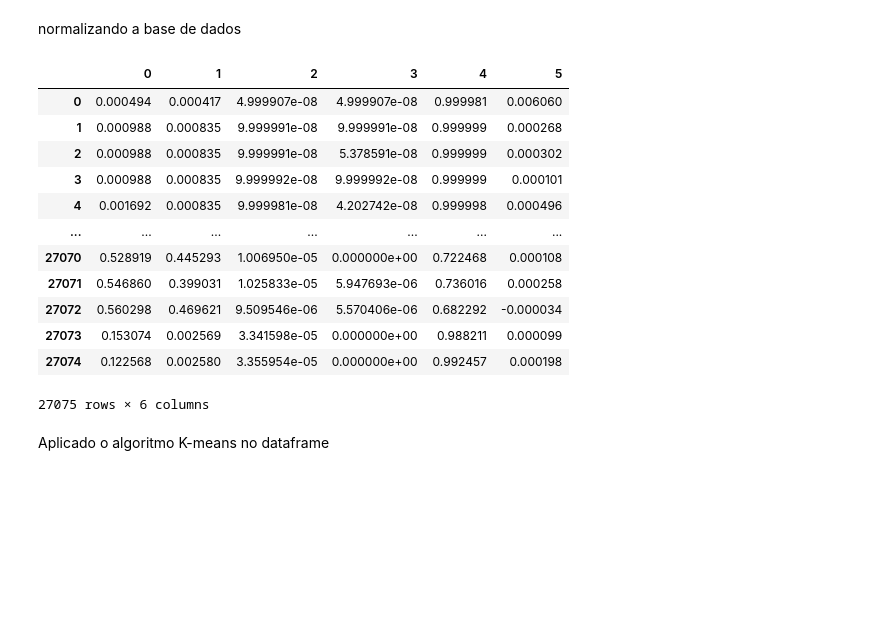
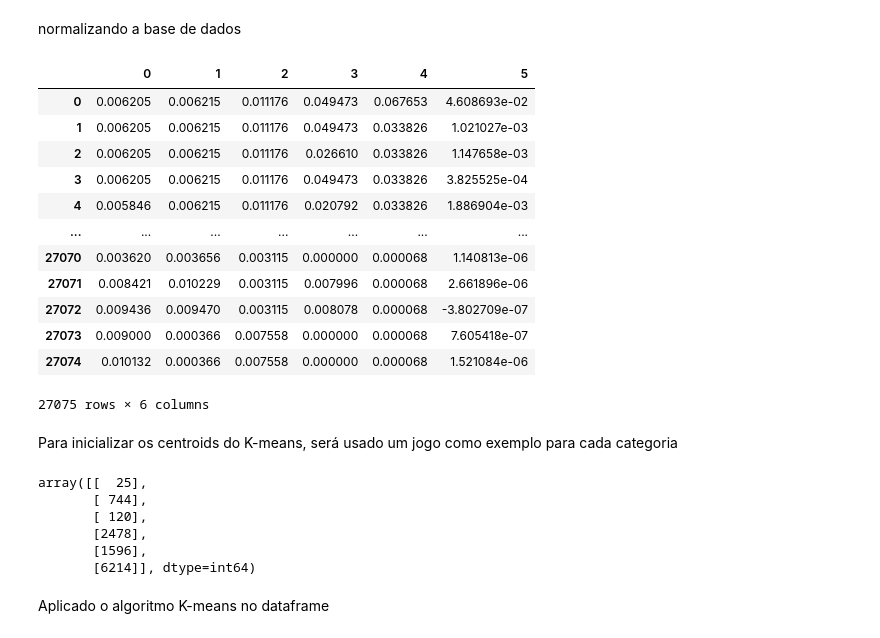
Before and after one commit to Gustavo-V-M/Recomendacao-Steam, a Jupyter notebook: analise_base_steam.ipynb, the cells around one changed output. Cells and saved outputs as stored; diff of their text form; code cells hidden in the pictures; blank space fills up the shorter version.

Commit message:
modelo modificado para usar alguns jogos como exemplos para as categorias do k-means

```diff
--- a/analise_base_steam.ipynb
+++ b/analise_base_steam.ipynb
@@ -90,26 +90,51 @@ data_df
 # %% [markdown]
 normalizando a base de dados
 # %%
-from sklearn.preprocessing import Normalizer
+from sklearn.preprocessing import normalize
 import numpy as np
 
-normalizer = Normalizer()
-data_df = normalizer.fit_transform(data_df)
-pd.DataFrame(data_df)
+data_df = normalize(data_df, axis=0)
+data_df = pd.DataFrame(data_df)
+data_df
 # %% [output]
 |  | 0 | 1 | 2 | 3 | 4 | 5 |
-| 0 | 0.000494 | 0.000417 | 4.999907e-08 | 4.999907e-08 | 0.999981 | 0.006060 |
-| 1 | 0.000988 | 0.000835 | 9.999991e-08 | 9.999991e-08 | 0.999999 | 0.000268 |
-| 2 | 0.000988 | 0.000835 | 9.999991e-08 | 5.378591e-08 | 0.999999 | 0.000302 |
-| 3 | 0.000988 | 0.000835 | 9.999992e-08 | 9.999992e-08 | 0.999999 | 0.000101 |
-| 4 | 0.001692 | 0.000835 | 9.999981e-08 | 4.202742e-08 | 0.999998 | 0.000496 |
+| 0 | 0.006205 | 0.006215 | 0.011176 | 0.049473 | 0.067653 | 4.608693e-02 |
+| 1 | 0.006205 | 0.006215 | 0.011176 | 0.049473 | 0.033826 | 1.021027e-03 |
+| 2 | 0.006205 | 0.006215 | 0.011176 | 0.026610 | 0.033826 | 1.147658e-03 |
+| 3 | 0.006205 | 0.006215 | 0.011176 | 0.049473 | 0.033826 | 3.825525e-04 |
+| 4 | 0.005846 | 0.006215 | 0.011176 | 0.020792 | 0.033826 | 1.886904e-03 |
 | ... | ... | ... | ... | ... | ... | ... |
-| 27070 | 0.528919 | 0.445293 | 1.006950e-05 | 0.000000e+00 | 0.722468 | 0.000108 |
-| 27071 | 0.546860 | 0.399031 | 1.025833e-05 | 5.947693e-06 | 0.736016 | 0.000258 |
-| 27072 | 0.560298 | 0.469621 | 9.509546e-06 | 5.570406e-06 | 0.682292 | -0.000034 |
-| 27073 | 0.153074 | 0.002569 | 3.341598e-05 | 0.000000e+00 | 0.988211 | 0.000099 |
-| 27074 | 0.122568 | 0.002580 | 3.355954e-05 | 0.000000e+00 | 0.992457 | 0.000198 |
+| 27070 | 0.003620 | 0.003656 | 0.003115 | 0.000000 | 0.000068 | 1.140813e-06 |
+| 27071 | 0.008421 | 0.010229 | 0.003115 | 0.007996 | 0.000068 | 2.661896e-06 |
+| 27072 | 0.009436 | 0.009470 | 0.003115 | 0.008078 | 0.000068 | -3.802709e-07 |
+| 27073 | 0.009000 | 0.000366 | 0.007558 | 0.000000 | 0.000068 | 7.605418e-07 |
+| 27074 | 0.010132 | 0.000366 | 0.007558 | 0.000000 | 0.000068 | 1.521084e-06 |
 27075 rows × 6 columns
+# %% [markdown]
+Para inicializar os centroids do K-means, será usado um jogo como exemplo para cada categoria
+# %%
+# ação: counterstrike global ofensive. APP ID: 730
+# role-playing: final fantasy xiv online. APP ID: 39210
+# estrategia: sid meier's civilization V. APP ID: 3990
+# aventura: grand theft auto V.APP ID: 271590
+# simulação: euro truck simulator 2. APP ID: 227300
+# esportes: NBA 2K17: APP ID: 385760
+
+def get_index(id):
+    return df_steam.index[df_steam["appid"]==id]
+
+example_ids = [730, 39210, 3990, 271590, 227300, 385760]
+example_indexes = []
+
+for id in example_ids:
+    example_indexes.append(get_index(id).astype(int))
+# %% [output]
+array([[  25],
+       [ 744],
+       [ 120],
+       [2478],
+       [1596],
+       [6214]], dtype=int64)
 # %% [markdown]
 Aplicado o algoritmo K-means no dataframe
 # %%
```
Also changed, not shown: parts of 5 cells of this notebook.
